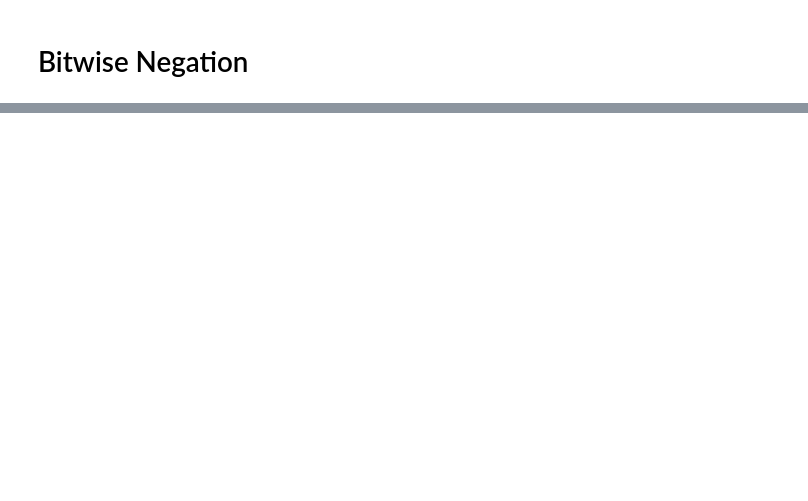
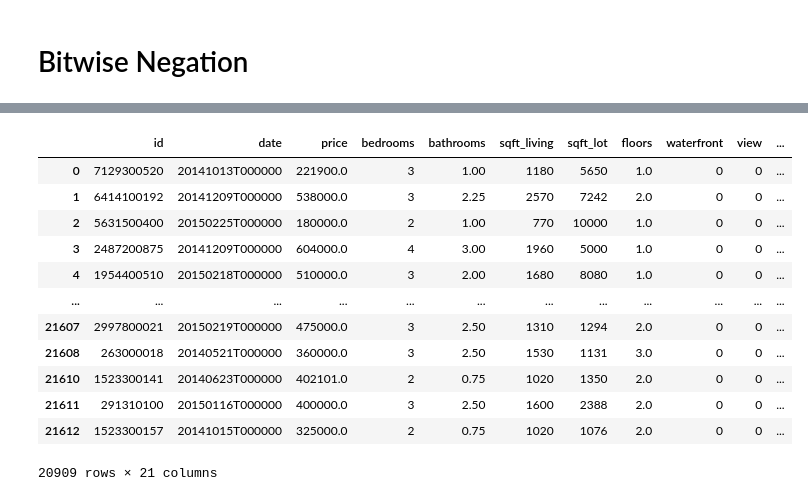
Before and after one commit to the-javascript-jedi/python-projects, a Jupyter notebook: colt-steele/data-analysis-visualization/s_8_filtering_dataframes/s_2_combining_conditions.ipynb, the cells around one changed output, grey strips where cells are left out. Drawn from its saved outputs; the diff is of its cells as text; code cells hidden in the pictures; blank space fills up the shorter version.

```diff
--- a/colt-steele/data-analysis-visualization/s_8_filtering_dataframes/s_2_combining_conditions.ipynb
+++ b/colt-steele/data-analysis-visualization/s_8_filtering_dataframes/s_2_combining_conditions.ipynb
@@ -274,0 +306,5 @@ df
+# %%
+newly_built=houses["yr_built"]>=2014
+newly_renovated=houses["yr_renovated"]>=2014
+recent_homes=newly_built|newly_renovated
+houses[recent_homes]
@@ -274,0 +325,16 @@ df
+# %%
+houses[~recent_homes]
+# %% [output]
+|  | id | date | price | bedrooms | bathrooms | sqft_living | sqft_lot | floors | waterfront | view | ... |
+| 0 | 7129300520 | 20141013T000000 | 221900.0 | 3 | 1.00 | 1180 | 5650 | 1.0 | 0 | 0 | ... |
+| 1 | 6414100192 | 20141209T000000 | 538000.0 | 3 | 2.25 | 2570 | 7242 | 2.0 | 0 | 0 | ... |
+| 2 | 5631500400 | 20150225T000000 | 180000.0 | 2 | 1.00 | 770 | 10000 | 1.0 | 0 | 0 | ... |
+| 3 | 2487200875 | 20141209T000000 | 604000.0 | 4 | 3.00 | 1960 | 5000 | 1.0 | 0 | 0 | ... |
+| 4 | 1954400510 | 20150218T000000 | 510000.0 | 3 | 2.00 | 1680 | 8080 | 1.0 | 0 | 0 | ... |
+| ... | ... | ... | ... | ... | ... | ... | ... | ... | ... | ... | ... |
+| 21607 | 2997800021 | 20150219T000000 | 475000.0 | 3 | 2.50 | 1310 | 1294 | 2.0 | 0 | 0 | ... |
+| 21608 | 263000018 | 20140521T000000 | 360000.0 | 3 | 2.50 | 1530 | 1131 | 3.0 | 0 | 0 | ... |
+| 21610 | 1523300141 | 20140623T000000 | 402101.0 | 2 | 0.75 | 1020 | 1350 | 2.0 | 0 | 0 | ... |
+| 21611 | 291310100 | 20150116T000000 | 400000.0 | 3 | 2.50 | 1600 | 2388 | 2.0 | 0 | 0 | ... |
+| 21612 | 1523300157 | 20141015T000000 | 325000.0 | 2 | 0.75 | 1020 | 1076 | 2.0 | 0 | 0 | ... |
+20909 rows × 21 columns
```
Also changed, not shown: parts of 8 cells of this notebook.
